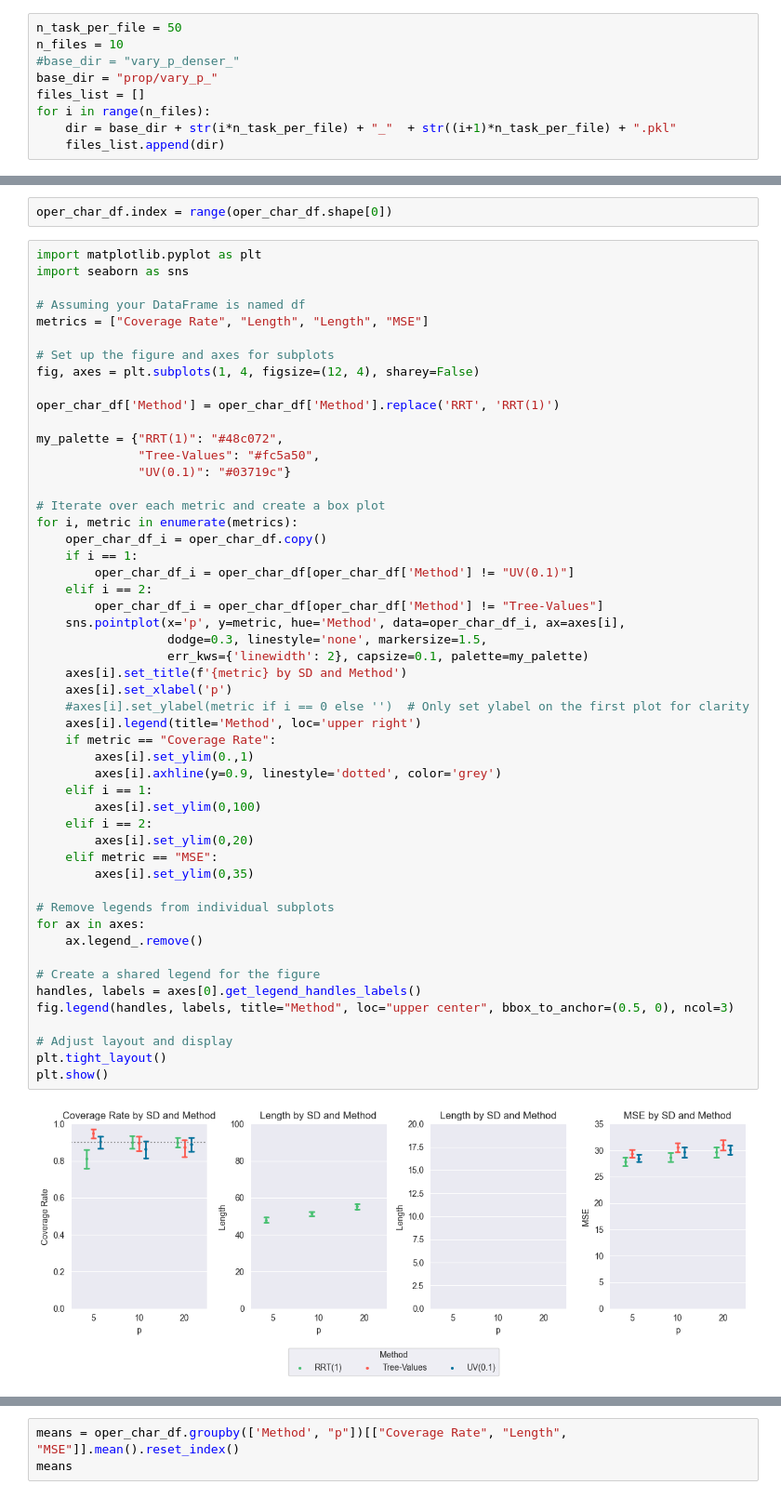
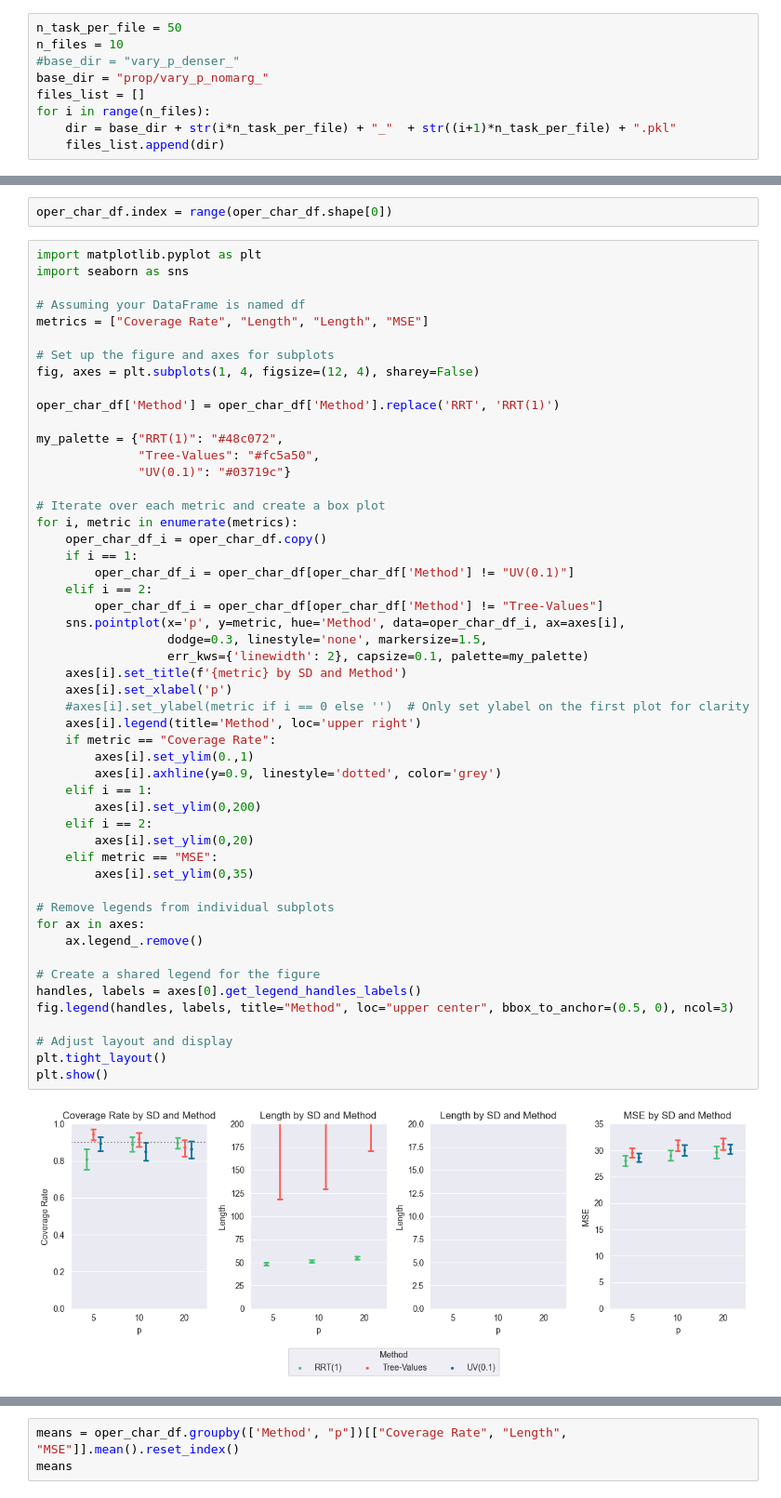
Before and after one commit to yiling-h/SI-CART, a Jupyter notebook: Simulations/Results/vary_p/plotting_p.ipynb, the cells around one changed output, grey strips where cells are left out. Shown at 93% size. Saved outputs shown, nothing was run; the diff lists cells and outputs as text.

```diff
--- a/Simulations/Results/vary_p/plotting_p.ipynb
+++ b/Simulations/Results/vary_p/plotting_p.ipynb
@@ -8,7 +8,7 @@ import seaborn as sns
 n_task_per_file = 50
 n_files = 10
 #base_dir = "vary_p_denser_"
-base_dir = "prop/vary_p_"
+base_dir = "prop/vary_p_nomarg_"
 files_list = []
 for i in range(n_files):
     dir = base_dir + str(i*n_task_per_file) + "_"  + str((i+1)*n_task_per_file) + ".pkl"
@@ -47,35 +47,35 @@ for i, metric in enumerate(metrics):
     elif i == 2:
         oper_char_df_i = oper_char_df[oper_char_df['Method'] != "Tree-Values"]
     sns.pointplot(x='p', y=metric, hue='Method', data=oper_char_df_i, ax=axes[i],
                   dodge=0.3, linestyle='none', markersize=1.5,
                   err_kws={'linewidth': 2}, capsize=0.1, palette=my_palette)
     axes[i].set_title(f'{metric} by SD and Method')
     axes[i].set_xlabel('p')
     #axes[i].set_ylabel(metric if i == 0 else '')  # Only set ylabel on the first plot for clarity
     axes[i].legend(title='Method', loc='upper right')
     if metric == "Coverage Rate":
         axes[i].set_ylim(0.,1)
         axes[i].axhline(y=0.9, linestyle='dotted', color='grey')
     elif i == 1:
-        axes[i].set_ylim(0,100)
+        axes[i].set_ylim(0,200)
     elif i == 2:
         axes[i].set_ylim(0,20)
     elif metric == "MSE":
         axes[i].set_ylim(0,35)
 
 # Remove legends from individual subplots
 for ax in axes:
     ax.legend_.remove()
 
 # Create a shared legend for the figure
 handles, labels = axes[0].get_legend_handles_labels()
 fig.legend(handles, labels, title="Method", loc="upper center", bbox_to_anchor=(0.5, 0), ncol=3)
 
 # Adjust layout and display
 plt.tight_layout()
 plt.show()
 # %% [output]
-[figure, old version]
+[figure, new version]
 # %%
 oper_char_df
 # %% [output]
```
Also changed, not shown: parts of 1 cell of this notebook, 24 other files.
